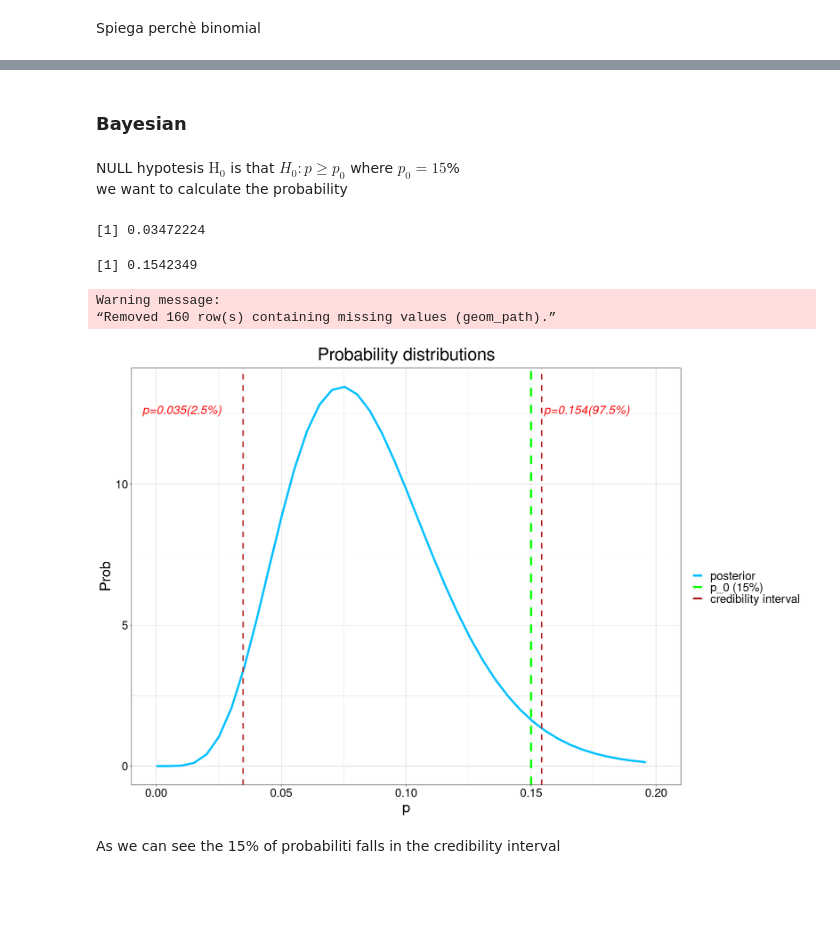
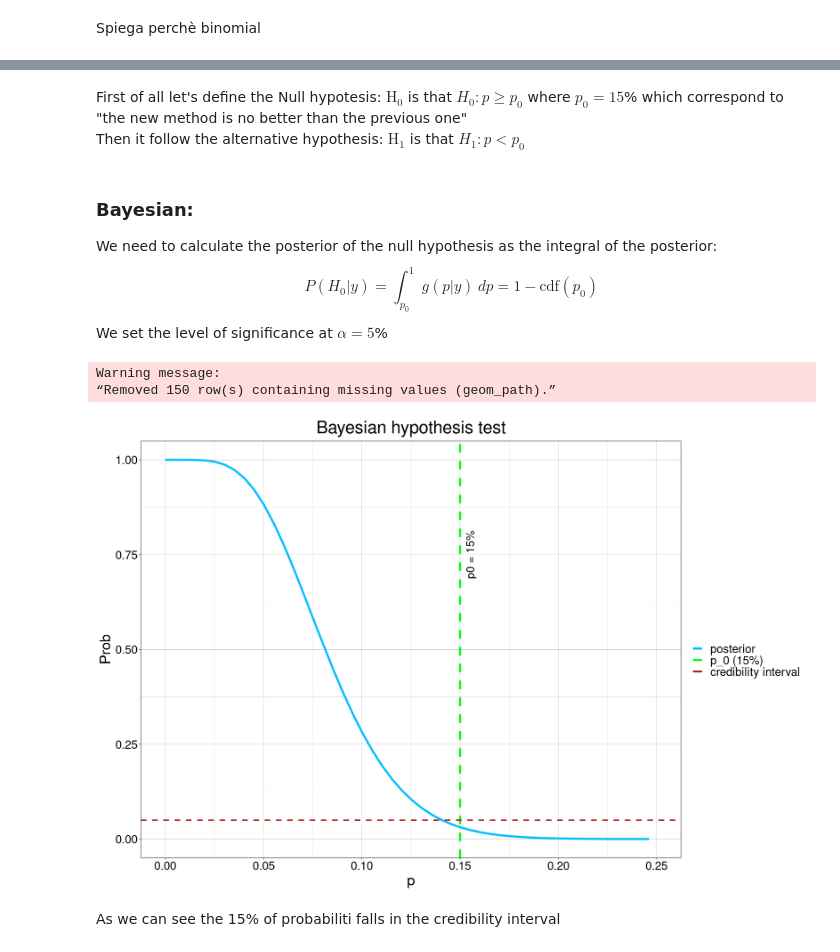
Before and after one commit to PietroCappelli/Advance_stat, a Jupyter notebook: Exercises/exercise06.ipynb, the cells around one changed output, grey strips where cells are left out. Drawn from its saved outputs; the diff is of its cells as text; code cells hidden in the pictures; blank space fills up the shorter version.

```diff
--- a/Exercises/exercise06.ipynb
+++ b/Exercises/exercise06.ipynb
@@ -62,7 +87,10 @@ plot <- ggplot() +
         xlim(0,0.4)+
         scale_color_manual(name = "", values = c("posterior" = "deepskyblue","prior"="green", "mean" = "firebrick" ))+
         labs(title=glue("Probability distributions"), x="p",y="Prob")+
-        theme(text = element_text(size=22), plot.title = element_text( hjust = 0.5))
+        theme(text = element_text(size=22), plot.title = element_text( hjust = 0.5))+
+        annotate("text", x=(mu_post + std_post)+0.01, y=10, label= "mu + std",angle=90, size=6) +
+        annotate("text", x=(mu_post - std_post)-0.01, y=10, label= "mu - std",angle=90, size=6)
+
 plot
 # %% [output]
 Warning message:
@@ -73,37 +101,35 @@ Warning message:
-# %% [markdown]
-### Bayesian
-# %% [markdown]
-NULL hypotesis $ \text{H}_0$ is that $H_0 : p \geq p_0$ where $p_0 = 15$% \
-we want to calculate the probability
+# %% [markdown]
+First of all let's define the Null hypotesis: $ \text{H}_0$ is that $H_0 : p \geq p_0$ where $p_0 = 15$% which correspond to "the new method is no better than the previous one"\
+Then it follow the alternative hypothesis: $ \text{H}_1$ is that $H_1 : p < p_0$
+# %% [markdown]
+### Bayesian:
+We need to calculate the posterior of the null hypothesis as the integral of the posterior:
+\begin{equation}
+P(H_0| y) = \int _{p_0} ^1 g(p|y) \> dp = 1 - \text{cdf}(p_0)
+\end{equation}
+We set the level of significance at $\alpha = 5$%
 # %%
 p_0 <- 0.15 #15%
-beta_low  <- qbeta(0.025, alpha_post, beta_post)
-beta_high <- qbeta(0.975, alpha_post, beta_post)
-
-beta_low
-beta_high
+a <- 0.05
+p_alpha  <- qbeta(1-a, alpha_post, beta_post)
+p_h0 <- 1 - pbeta(p, alpha_post, beta_post)
-# %% [output]
-[1] 0.03472224
-[1] 0.1542349
 # %%
 options(repr.plot.width=15, repr.plot.height=10)
 
 plot <- ggplot() +
-        geom_line(aes(x=p, y=beta_distr, color="posterior"),lwd=1.5) +
+        geom_line(aes(x=p, y=p_h0, color="posterior"),lwd=1.5) +
         geom_vline(xintercept = p_0, linetype="dashed", color="green", lwd=1.5) +
-        geom_vline(xintercept = beta_low, linetype="dashed", color="firebrick",lwd=1) +
-        geom_vline(xintercept = beta_high, linetype="dashed", color="firebrick", lwd=1) +
+        geom_hline(yintercept = a, linetype="dashed", color="firebrick",lwd=1) +
         theme_linedraw() +
-        xlim(0,0.2)+
+        xlim(0,0.25)+
         scale_color_manual(name = "", values = c("posterior" = "deepskyblue","p_0 (15%)"="green", "credibility interval" = "firebrick" ))+
-        labs(title=glue("Probability distributions"), x="p",y="Prob")+
+        labs(title=glue("Bayesian hypothesis test"), x="p",y="Prob")+
         theme(text = element_text(size=22), plot.title = element_text( hjust = 0.5))+
-        annotation_custom(grobTree(textGrob("p=0.035(2.5%)", x=0.02,  y=0.9, hjust=0,gp=gpar(col="red", fontsize=18, fontface="italic"))))+
-        annotation_custom(grobTree(textGrob("p=0.154(97.5%)", x=0.75,  y=0.9, hjust=0,gp=gpar(col="red", fontsize=18, fontface="italic"))))
+        annotate("text", x=p_0+0.005, y=0.75, label= "p0 = 15%",angle=90, size=6)
 plot
 # %% [output]
 Warning message:
-“Removed 160 row(s) containing missing values (geom_path).”
+“Removed 150 row(s) containing missing values (geom_path).”
-[figure, old version]
+[figure, new version]
 # %% [markdown]
 As we can see the 15% of probabiliti falls in the credibility interval
```
Also changed, not shown: parts of 32 cells of this notebook.
